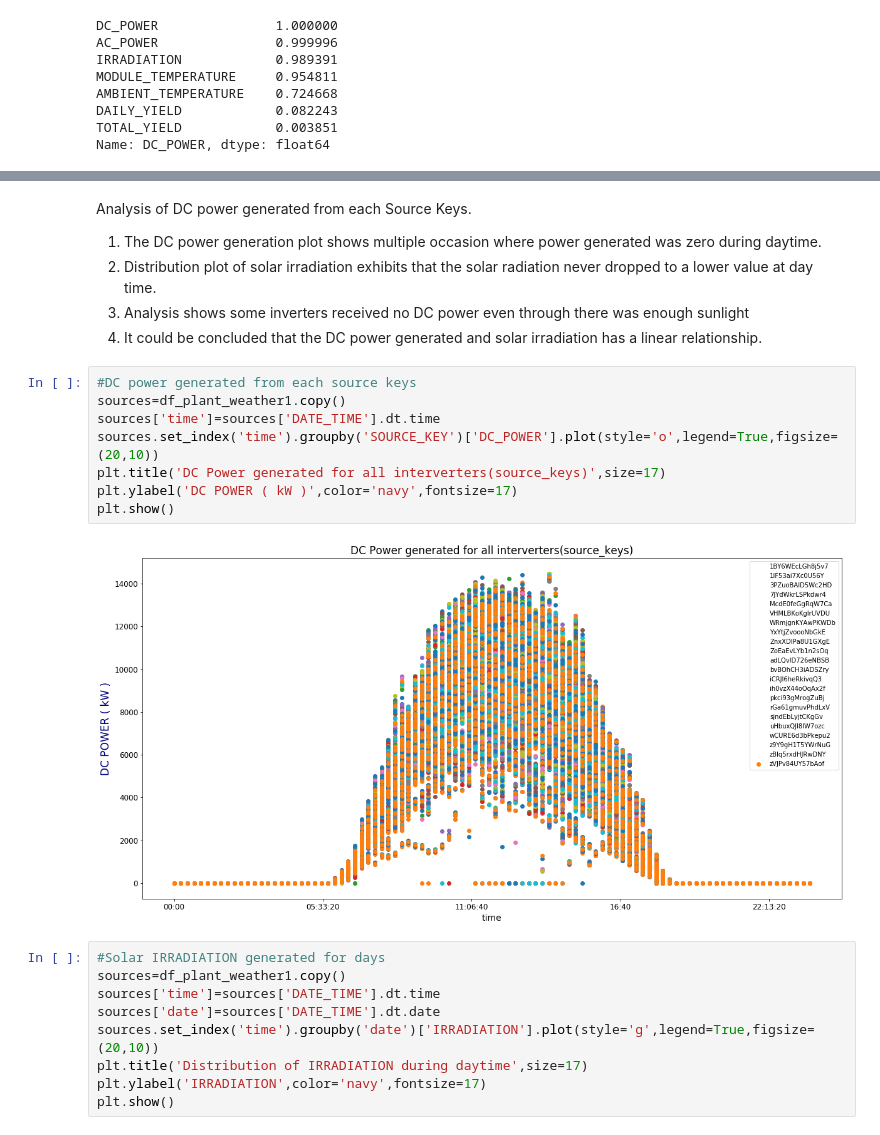
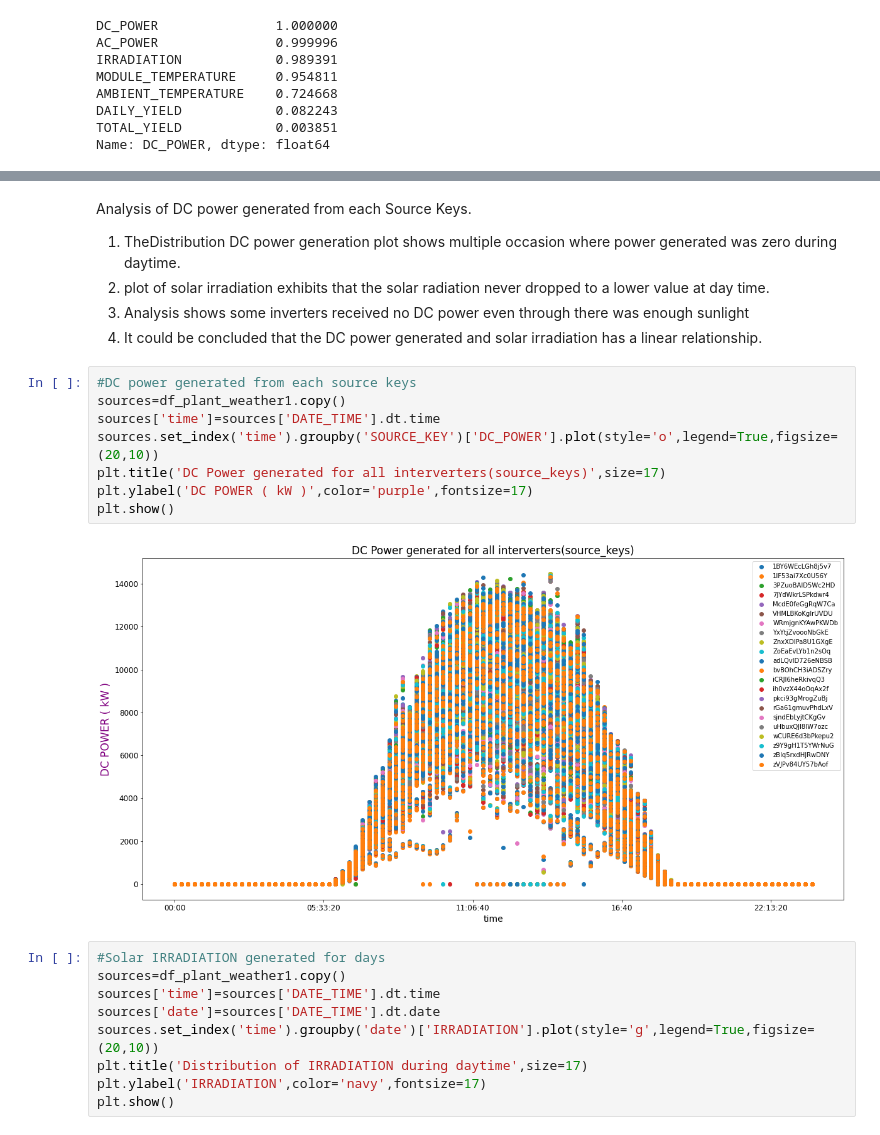
Before and after one commit to YohannesDK/DAT540_Group_11, a Jupyter notebook: sus notebook.ipynb, the cells around one changed output, grey strips where cells are left out. Cells and saved outputs as stored; diff of their text form.

```diff
--- a/sus notebook.ipynb
+++ b/sus notebook.ipynb
@@ -307,19 +321,19 @@ Saving figure scatter_matrix_plot
 # %% [markdown]
 Analysis of DC power generated from each Source Keys.
-1. The DC power generation plot shows multiple occasion where power generated was zero during daytime.
-2. Distribution plot of solar irradiation exhibits that the solar radiation never dropped to a lower value at day time.
+1. TheDistribution DC power generation plot shows multiple occasion where power generated was zero during daytime.
+2.  plot of solar irradiation exhibits that the solar radiation never dropped to a lower value at day time.
 3. Analysis shows some inverters received no DC power even through there was enough sunlight
 4. It could be concluded that the DC power generated and solar irradiation has a linear relationship.
 # %%
 #DC power generated from each source keys
 sources=df_plant_weather1.copy()
 sources['time']=sources['DATE_TIME'].dt.time
 sources.set_index('time').groupby('SOURCE_KEY')['DC_POWER'].plot(style='o',legend=True,figsize=(20,10))
 plt.title('DC Power generated for all interverters(source_keys)',size=17)
-plt.ylabel('DC POWER ( kW )',color='navy',fontsize=17)
+plt.ylabel('DC POWER ( kW )',color='purple',fontsize=17)
 plt.show()
 # %% [output]
-[figure, old version]
+[figure, new version]
 # %%
 #Solar IRRADIATION generated for days
 sources=df_plant_weather1.copy()
```
Also changed, not shown: parts of 44 cells of this notebook.
